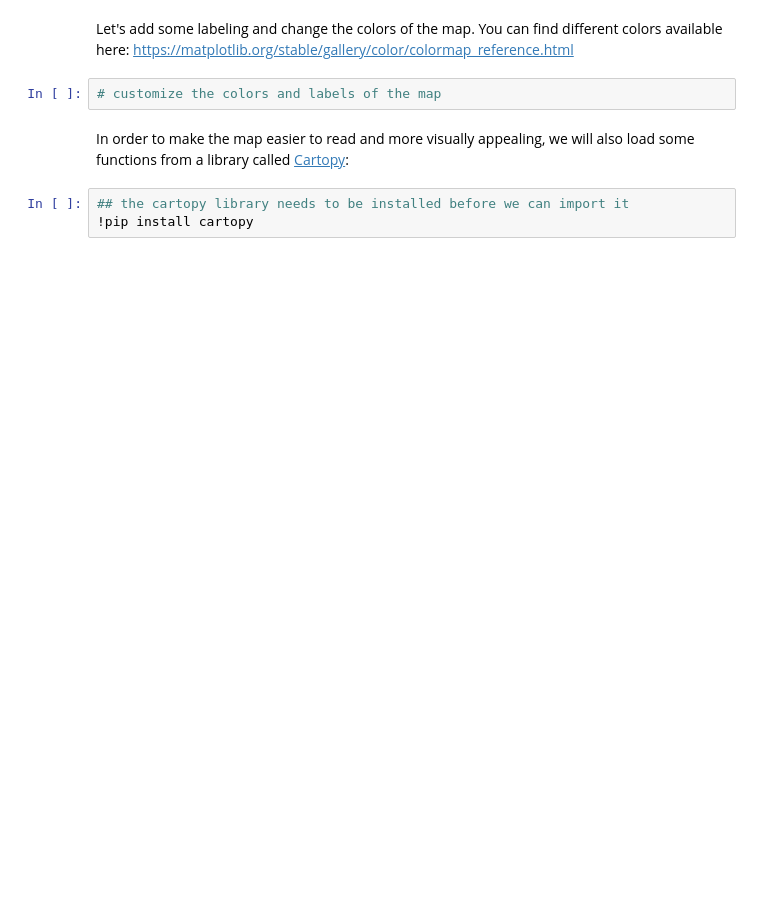
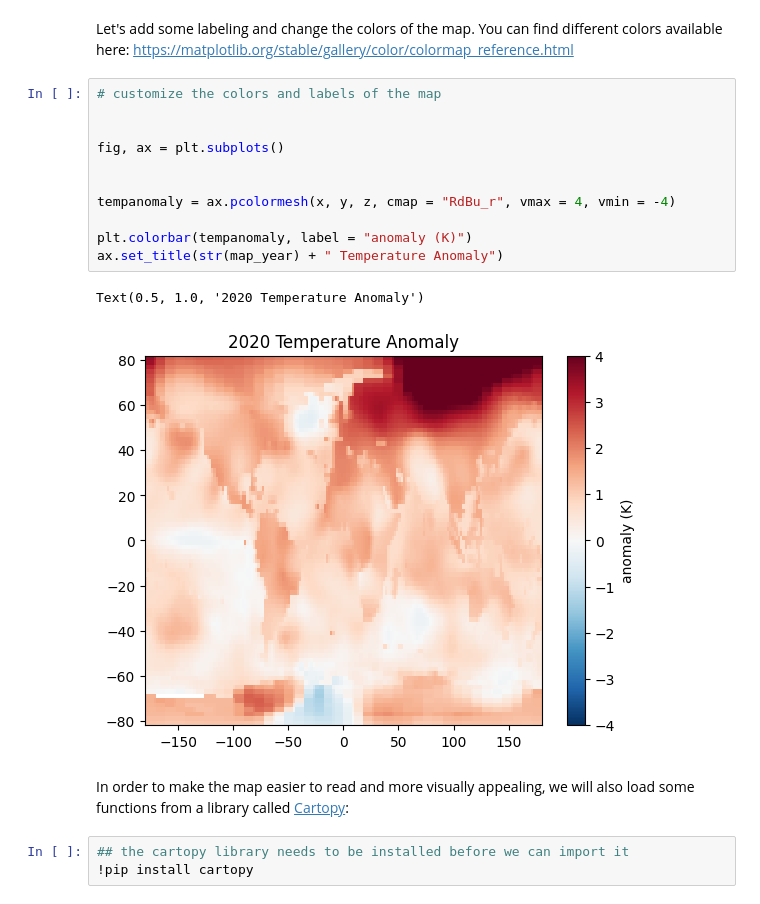
Before and after one commit to fdavenport/course-climate-change-impacts, a Jupyter notebook: lectures/03_Reading_Climate_Data_2.ipynb, the cells around one changed output. Drawn from its saved outputs; the diff is of its cells as text; blank space fills up the shorter version.

```diff
--- a/lectures/03_Reading_Climate_Data_2.ipynb
+++ b/lectures/03_Reading_Climate_Data_2.ipynb
@@ -56,6 +147,18 @@ Now we will make a map of the data so that we can take a closer look at it. We w
 Let's add some labeling and change the colors of the map. You can find different colors available here: https://matplotlib.org/stable/gallery/color/colormap_reference.html
 # %%
 # customize the colors and labels of the map
+
+
+fig, ax = plt.subplots()
+
+
+tempanomaly = ax.pcolormesh(x, y, z, cmap = "RdBu_r", vmax = 4, vmin = -4)
+
+plt.colorbar(tempanomaly, label = "anomaly (K)")
+ax.set_title(str(map_year) + " Temperature Anomaly")
+# %% [output]
+Text(0.5, 1.0, '2020 Temperature Anomaly')
+[figure, added]
 # %% [markdown]
 In order to make the map easier to read and more visually appealing, we will also load some functions from a library called [Cartopy](https://scitools.org.uk/cartopy/docs/latest/):
 # %%
```
Also changed, not shown: parts of 22 cells of this notebook.
